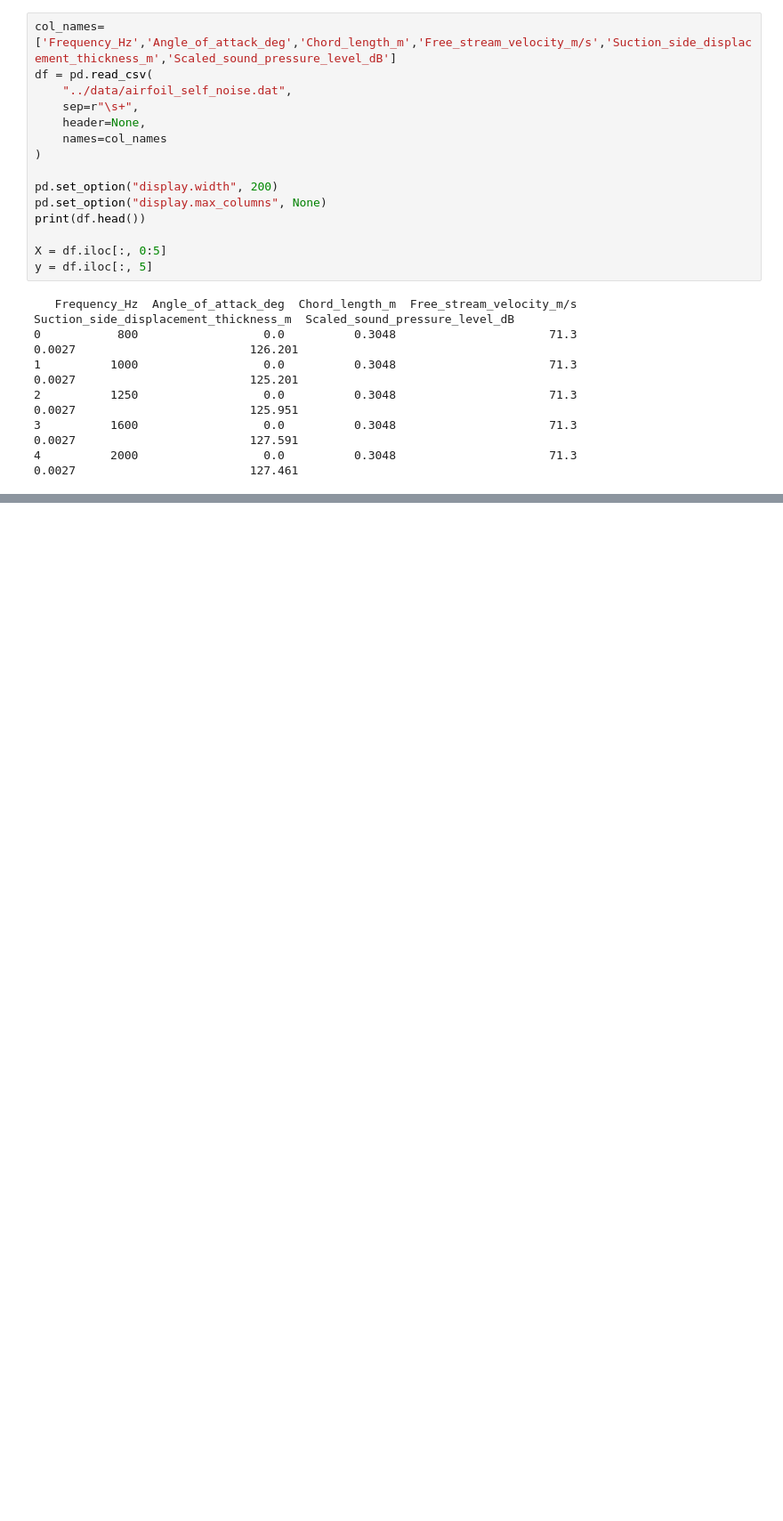
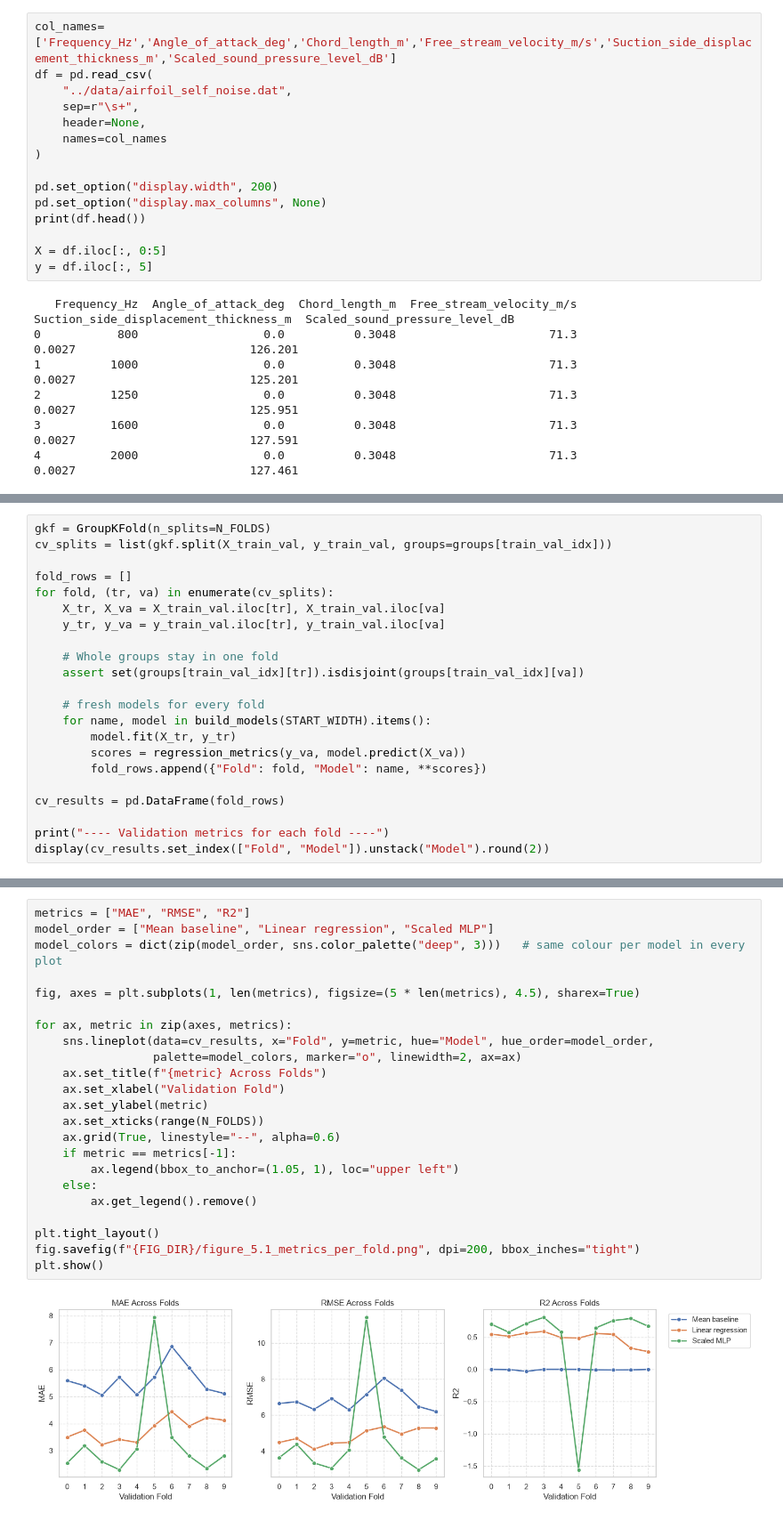
Before and after one commit to wpua0004-dot/MMA3001_airfoil_self_noise_project, a Jupyter notebook: notebooks/airfoil_analysis.ipynb, the cells around one changed output, grey strips where cells are left out. Shown at 89% size. Saved outputs shown, nothing was run; the diff lists cells and outputs as text; blank space fills up the shorter version.

```diff
--- a/notebooks/airfoil_analysis.ipynb
+++ b/notebooks/airfoil_analysis.ipynb
@@ -674,0 +283,22 @@ MLP (Width 50) inference time: 1.544 ms
+# %%
+gkf = GroupKFold(n_splits=N_FOLDS)
+cv_splits = list(gkf.split(X_train_val, y_train_val, groups=groups[train_val_idx]))
+
+fold_rows = []
+for fold, (tr, va) in enumerate(cv_splits):
+    X_tr, X_va = X_train_val.iloc[tr], X_train_val.iloc[va]
+    y_tr, y_va = y_train_val.iloc[tr], y_train_val.iloc[va]
+
+    # Whole groups stay in one fold
+    assert set(groups[train_val_idx][tr]).isdisjoint(groups[train_val_idx][va])
+
+    # fresh models for every fold
+    for name, model in build_models(START_WIDTH).items():
+        model.fit(X_tr, y_tr)
+        scores = regression_metrics(y_va, model.predict(X_va))
+        fold_rows.append({"Fold": fold, "Model": name, **scores})
+
+cv_results = pd.DataFrame(fold_rows)
+
+print("---- Validation metrics for each fold ----")
+display(cv_results.set_index(["Fold", "Model"]).unstack("Model").round(2))
@@ -674,0 +323,25 @@ MLP (Width 50) inference time: 1.544 ms
+# %%
+metrics = ["MAE", "RMSE", "R2"]
+model_order = ["Mean baseline", "Linear regression", "Scaled MLP"]
+model_colors = dict(zip(model_order, sns.color_palette("deep", 3)))   # same colour per model in every plot
+
+fig, axes = plt.subplots(1, len(metrics), figsize=(5 * len(metrics), 4.5), sharex=True)
+
+for ax, metric in zip(axes, metrics):
+    sns.lineplot(data=cv_results, x="Fold", y=metric, hue="Model", hue_order=model_order,
+                 palette=model_colors, marker="o", linewidth=2, ax=ax)
+    ax.set_title(f"{metric} Across Folds")
+    ax.set_xlabel("Validation Fold")
+    ax.set_ylabel(metric)
+    ax.set_xticks(range(N_FOLDS))
+    ax.grid(True, linestyle="--", alpha=0.6)
+    if metric == metrics[-1]:
+        ax.legend(bbox_to_anchor=(1.05, 1), loc="upper left")
+    else:
+        ax.get_legend().remove()
+
+plt.tight_layout()
+fig.savefig(f"{FIG_DIR}/figure_5.1_metrics_per_fold.png", dpi=200, bbox_inches="tight")
+plt.show()
+# %% [output]
+[figure, added]
```
Also changed, not shown: parts of 48 cells of this notebook, 21 other files.
